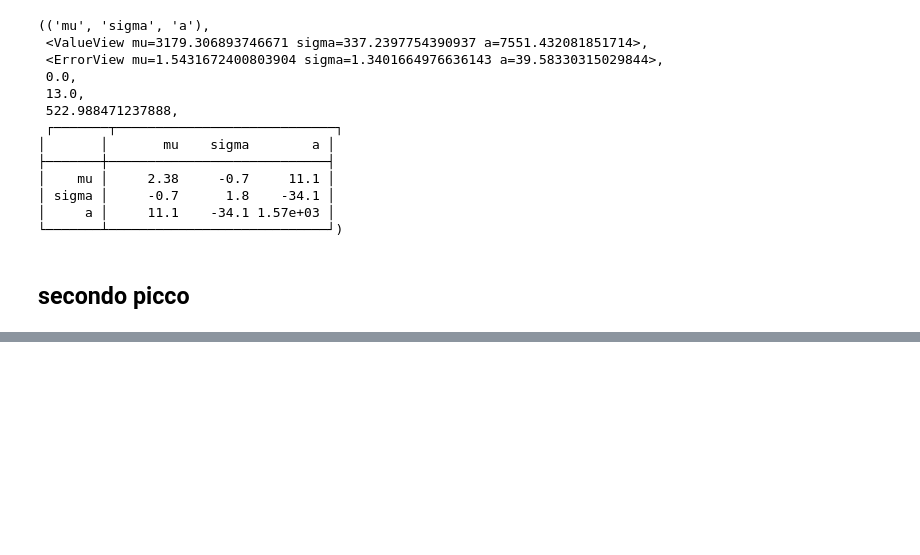
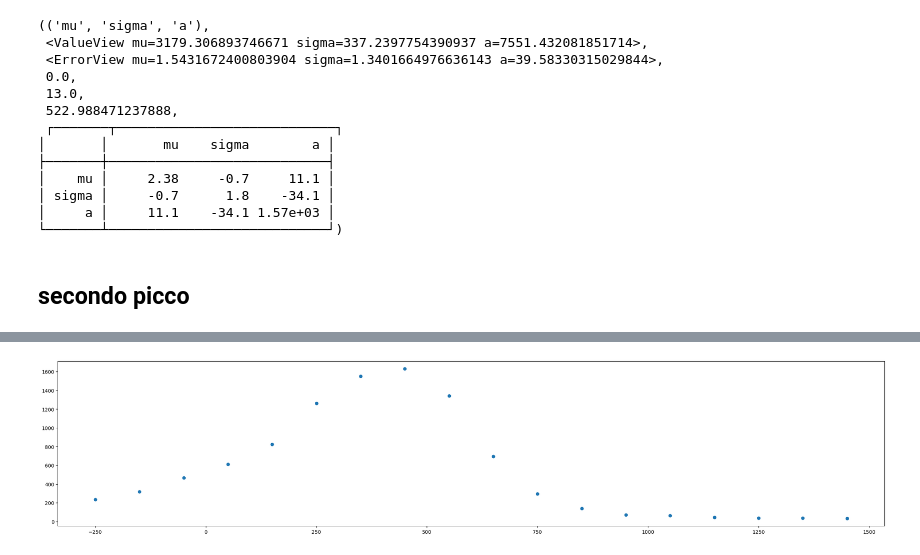
Before and after one commit to Pavar0tty/Laboratorio_SiPM, a Jupyter notebook: Analisi/Parte 2/BGO_analisi.ipynb, the cells around one changed output, grey strips where cells are left out. Cells and saved outputs as stored; diff of their text form; code cells hidden in the pictures; blank space fills up the shorter version.

```diff
--- a/Analisi/Parte 2/BGO_analisi.ipynb
+++ b/Analisi/Parte 2/BGO_analisi.ipynb
@@ -136,0 +145,13 @@ LS_fit(df_secondo_picco_sodio['ADC'], df_secondo_picco_sodio['Counts'], err_seco
+# %%
+df_filtrato ['ADC'] = df['ADC'][:100]
+df_filtrato['Counts'] = df['Counts'][0:100] - df_bkg['Counts'][0:100]
+#print(df_filtrato['Counts'][:])
+fig, ax = plt.subplots(figsize = (30,6))
+plt.scatter(df_filtrato['ADC'], df_filtrato['Counts'])
+start_index = 9
+end_index = 25
+df_filtrato = df.iloc[start_index:end_index]
+df_bkg = df_bkg[start_index:end_index]
+err_df_filtrato = np.array(np.sqrt(df_filtrato['Counts']) + np.sqrt(df_bkg['Counts']))
+# %% [output]
+[figure, added]
```
Also changed, not shown: parts of 8 cells of this notebook, 3 other files.
